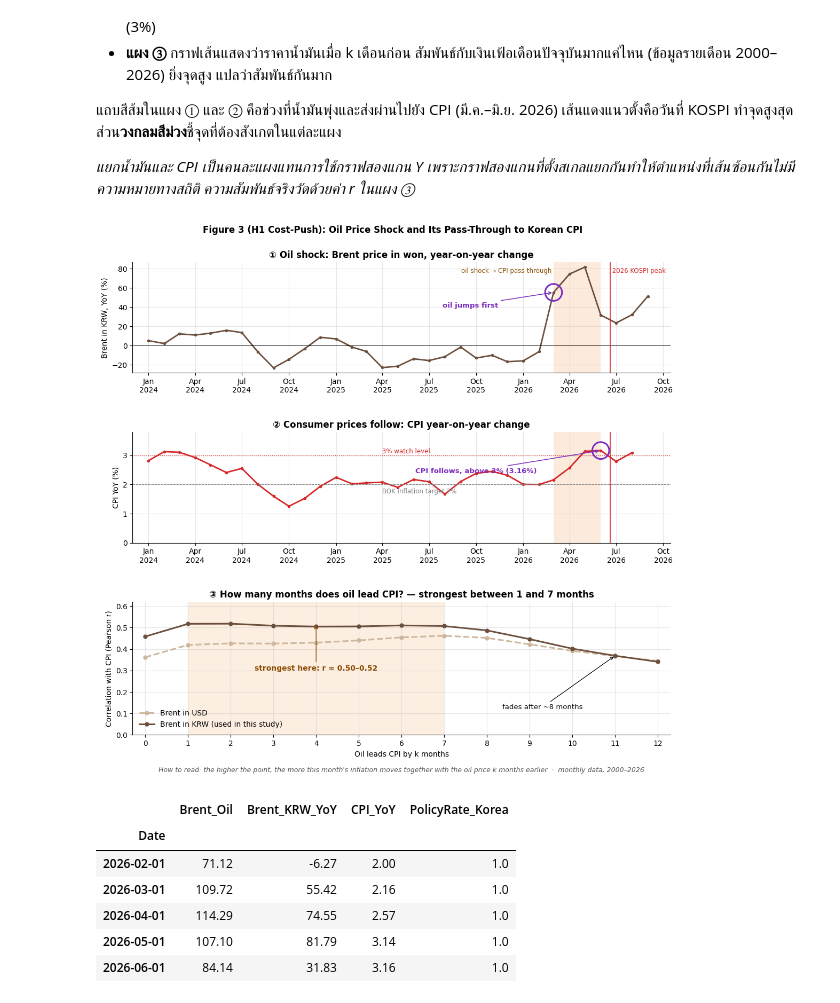
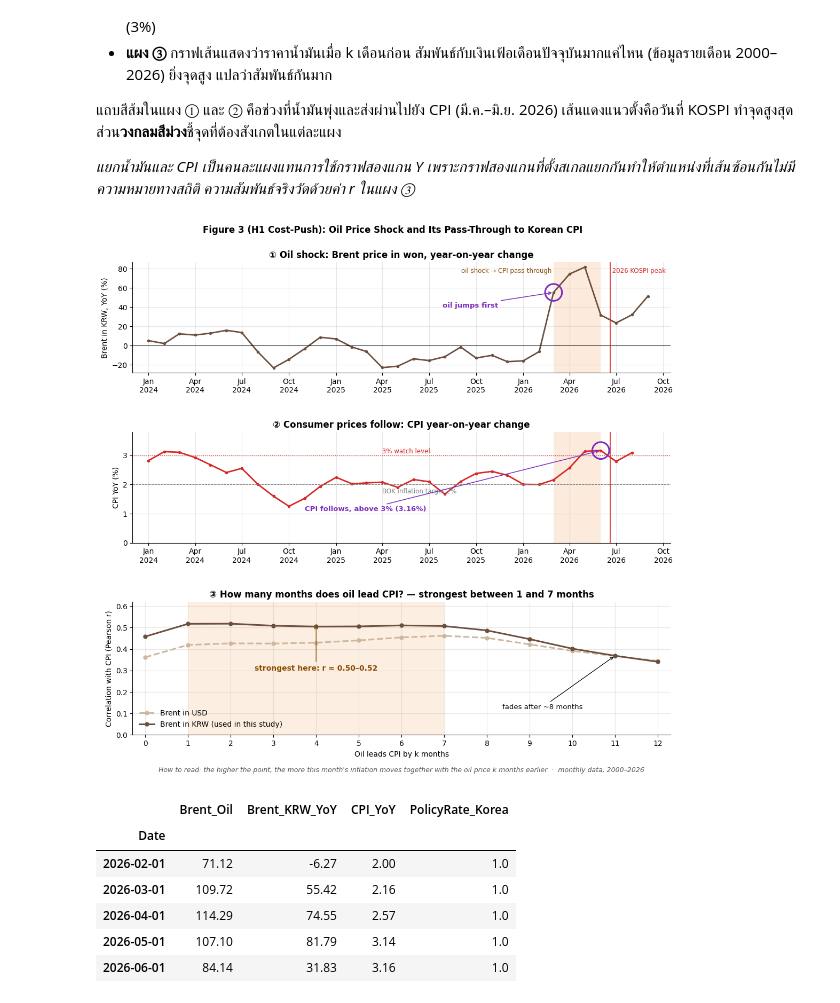
Before and after one commit to atawuttecha/korea-crash-2026, a Jupyter notebook: Korea_Crash_Visualization_CSV.ipynb, the cells around one changed output. Drawn from its saved outputs; the diff is of its cells as text; code cells hidden in the pictures.

```diff
--- a/Korea_Crash_Visualization_CSV.ipynb
+++ b/Korea_Crash_Visualization_CSV.ipynb
@@ -441,7 +452,10 @@ a2.text(pd.Timestamp("2025-04-01"), CPI_WATCH + 0.08, f"{CPI_WATCH}% watch level
 a2.axhline(BOK_TARGET, color="grey", ls="--", lw=0.8)
 a2.text(pd.Timestamp("2025-04-01"), BOK_TARGET - 0.12, f"BOK inflation target {BOK_TARGET}%", fontsize=8.5, color="grey", va="top")
 cpi_jun = dm.loc["2026-06-01", "CPI_YoY"]
-highlight(a2, pd.Timestamp("2026-06-01"), cpi_jun, f"CPI follows, above 3% ({cpi_jun:.2f}%)", dx=-250, dy=-30, ha="left")
+highlight(a2, pd.Timestamp("2026-06-01"), cpi_jun)
+a2.annotate(f"CPI follows, above 3% ({cpi_jun:.2f}%)", xy=(pd.Timestamp("2026-06-01"), cpi_jun),
+            xytext=(pd.Timestamp("2024-11-01"), 1.15), textcoords="data", ha="left", va="center",
+            fontsize=9.5, fontweight="bold", color=HL, arrowprops=dict(arrowstyle="->", color=HL, lw=1.1))
 a2.set_ylim(0, 3.8); a2.set_ylabel("CPI YoY (%)")
 a2.set_title("② Consumer prices follow: CPI year-on-year change")
 
@@ -452,34 +466,34 @@ def style_time_panel(a):
     a.xaxis.set_major_formatter(mdates.DateFormatter("%b\n%Y"))
     a.axvspan(*SHOCK, color="#f4a261", alpha=0.22, lw=0)
     a.axvline(P26, color=CRISIS_COLORS["2026 Crash"], lw=1.2)
 
 pd.Series([a1, a2]).apply(style_time_panel)
 a1.text(P26, 0.95, " 2026 KOSPI peak", transform=a1.get_xaxis_transform(),
         color=CRISIS_COLORS["2026 Crash"], fontsize=8.5, va="top")
 a1.text(SHOCK[0], 0.95, "oil shock → CPI pass-through ", transform=a1.get_xaxis_transform(),
         fontsize=8.5, va="top", ha="right", color="#8a4b00")
 
 # Panel 3: lag correlation as a line, easier to read than 26 bars
 lag_corr.plot(ax=a3, color=[ "#cdb79e", C["oil"]], lw=[1.8, 2.4] if False else 2.2,
               style=["--o", "-o"], ms=5)
 a3.axvspan(1, 7, color="#f4a261", alpha=0.18, lw=0)
 a3.set_xticks(range(0, 13)); a3.set_xlim(-0.3, 12.3); a3.set_ylim(0, 0.62)
 a3.set_xlabel("Oil leads CPI by k months"); a3.set_ylabel("Correlation with CPI (Pearson r)")
 a3.legend(["Brent in USD", "Brent in KRW (used in this study)"], loc="lower left")
 a3.annotate(f"strongest here: r ≈ {krw_17.min():.2f}–{krw_17.max():.2f}", xy=(4, krw_17.max()), xytext=(4, 0.30),
             ha="center", fontsize=10, fontweight="bold", color="#8a4b00",
             arrowprops=dict(arrowstyle="->", color="#8a4b00", lw=1))
 a3.annotate("fades after ~8 months", xy=(11, lag_corr.loc[11, "Brent in KRW"]), xytext=(9.3, 0.12),
             ha="center", fontsize=9.5, arrowprops=dict(arrowstyle="->", lw=0.9))
 a3.set_title("③ How many months does oil lead CPI? — strongest between 1 and 7 months")
 a3.text(0.5, -0.28, "How to read: the higher the point, the more this month's inflation moves together with "
         "the oil price k months earlier  ·  monthly data, 2000–2026",
         transform=a3.transAxes, ha="center", fontsize=9, style="italic", color="#555555")
 
 fig.suptitle("Figure 3 (H1 Cost-Push): Oil Price Shock and Its Pass-Through to Korean CPI", fontweight="bold", y=0.94)
 save(fig, "fig3_oil_cpi_transmission")
 # %% [output]
-[figure, old version]
+[figure, new version]
 # %%
 oil_tbl = dm.loc["2026-02-01":"2026-06-01", ["Brent_Oil", "Brent_KRW_YoY", "CPI_YoY", "PolicyRate_Korea"]]
 display(oil_tbl.round(2))
```
Also changed, not shown: parts of 4 cells of this notebook.
